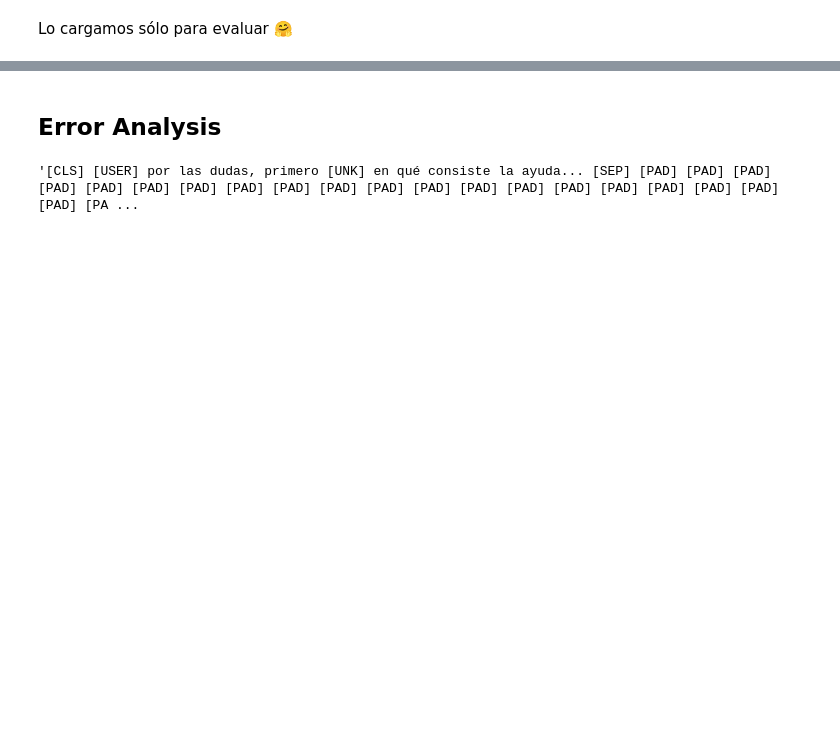
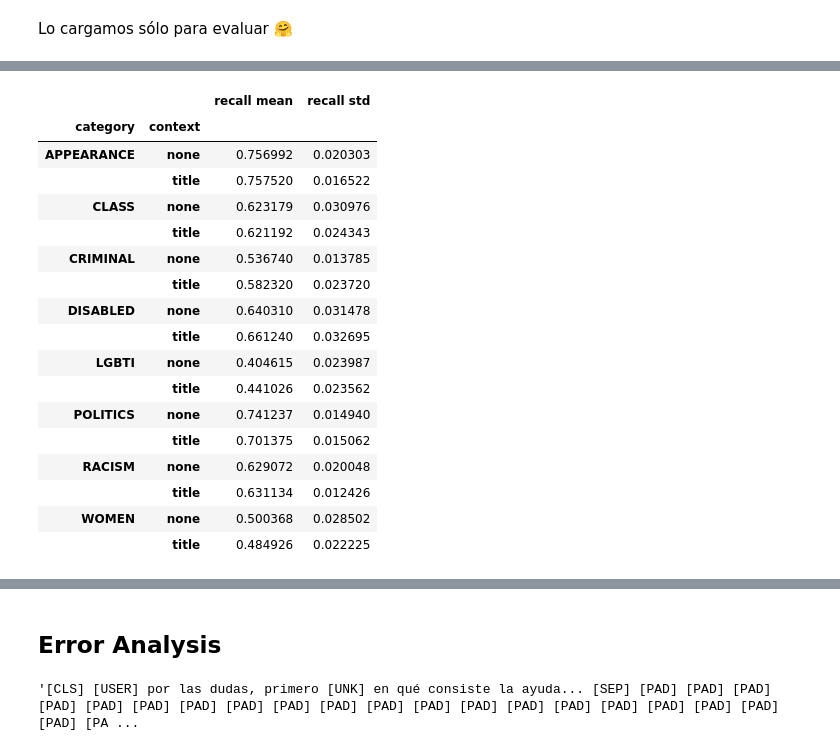
Before and after one commit to finiteautomata/contextualized-hatespeech-classification, a Jupyter notebook: notebooks/Where context helps.ipynb, the cells around one changed output, grey strips where cells are left out. Drawn from its saved outputs; the diff is of its cells as text; code cells hidden in the pictures; blank space fills up the shorter version.

```diff
--- a/notebooks/Where context helps.ipynb
+++ b/notebooks/Where context helps.ipynb
@@ -97,0 +143,26 @@ no_context_trainer = Trainer(
+# %%
+
+sdf = pd.concat([cat_df.groupby(["category", "context"]).mean(), cat_df.groupby(["category", "context"]).std()], axis=1)
+
+sdf.columns = ["recall mean", "recall std"]
+
+sdf
+# %% [output]
+|  |  | recall mean | recall std |
+| category | context |  |  |
+| APPEARANCE | none | 0.756992 | 0.020303 |
+|  | title | 0.757520 | 0.016522 |
+| CLASS | none | 0.623179 | 0.030976 |
+|  | title | 0.621192 | 0.024343 |
+| CRIMINAL | none | 0.536740 | 0.013785 |
+|  | title | 0.582320 | 0.023720 |
+| DISABLED | none | 0.640310 | 0.031478 |
+|  | title | 0.661240 | 0.032695 |
+| LGBTI | none | 0.404615 | 0.023987 |
+|  | title | 0.441026 | 0.023562 |
+| POLITICS | none | 0.741237 | 0.014940 |
+|  | title | 0.701375 | 0.015062 |
+| RACISM | none | 0.629072 | 0.020048 |
+|  | title | 0.631134 | 0.012426 |
+| WOMEN | none | 0.500368 | 0.028502 |
+|  | title | 0.484926 | 0.022225 |
```
Also changed, not shown: parts of 14 cells of this notebook, 3 other files.
